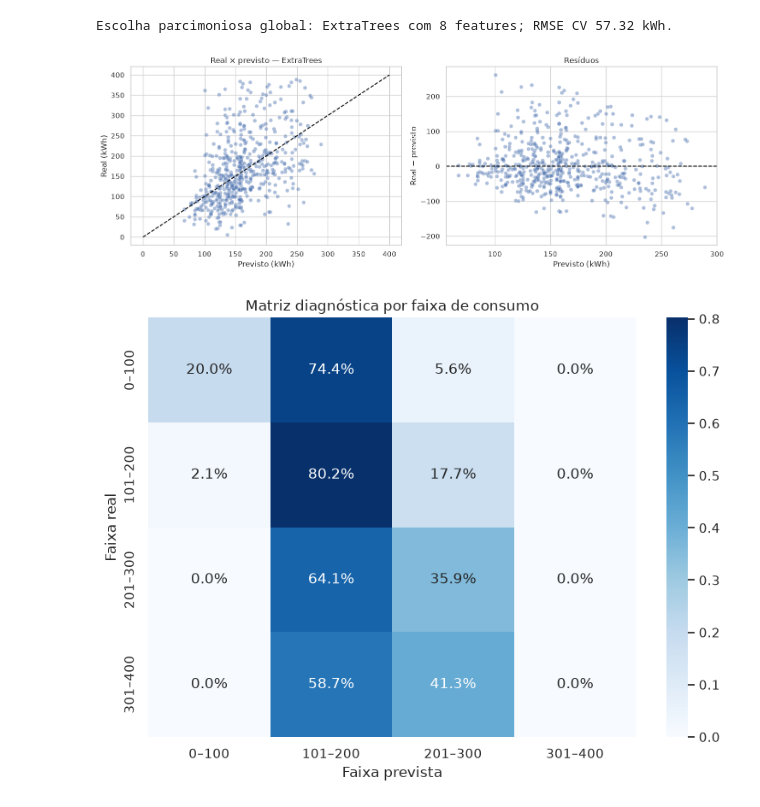
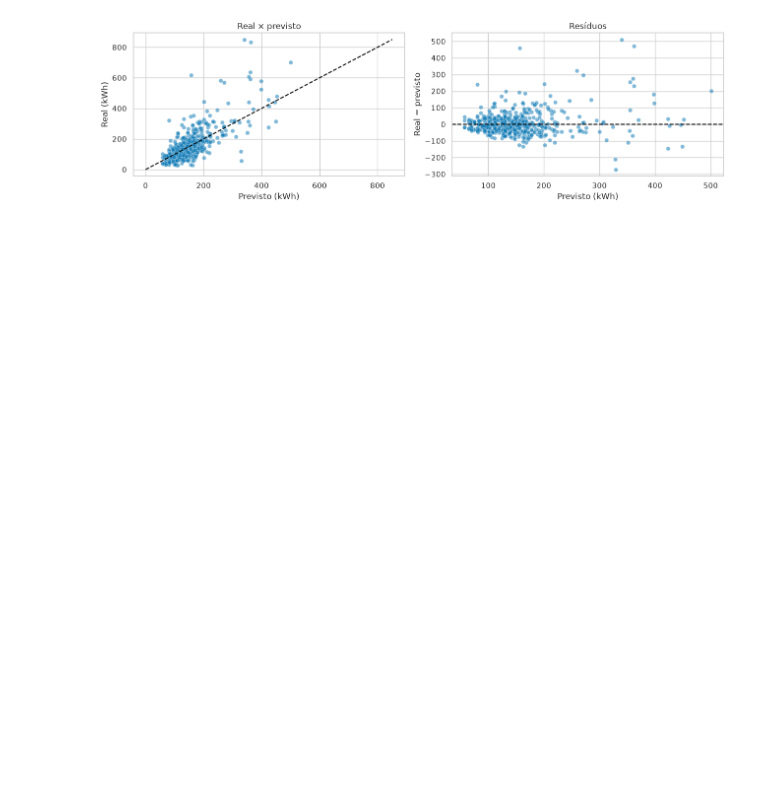
Before and after one commit to No-Country-simulation/G9-BR-TEAM-24-EnergiAI, a Jupyter notebook: equipe-dados/treinamento_exportacao_modelo_energia.ipynb, the cells around one changed output. Saved outputs shown, nothing was run; the diff lists cells and outputs as text; code cells hidden in the pictures; blank space fills up the shorter version.

```diff
--- a/equipe-dados/treinamento_exportacao_modelo_energia.ipynb
+++ b/equipe-dados/treinamento_exportacao_modelo_energia.ipynb
@@ -141,0 +338,5 @@ Features: ['numero_moradores', 'area_construida_m2', 'temperatura_media_2019_uf_
+# %%
+dados = pd.read_csv(PASTA_DADOS / "dados_pph2019_tratados_regressao.csv")
+mvp = criar_base_mvp(dados)
+display(mvp.head(3))
+print(f"Amostra: {len(mvp):,} residências | campos de entrada da API: {len(FEATURES_API)}")
@@ -141,0 +356,13 @@ Features: ['numero_moradores', 'area_construida_m2', 'temperatura_media_2019_uf_
+# %%
+modelo, metricas, features, nome_modelo, (idx_teste, y_teste) = selecionar_modelo_compacto(mvp)
+
+melhor_por_tamanho = (
+    metricas.query("modelo != 'Dummy'")
+    .sort_values("mae_cv")
+    .groupby("variaveis", as_index=False)
+    .first()
+)
+baseline = metricas.query("modelo == 'Dummy'").iloc[[0]]
+display(pd.concat([melhor_por_tamanho, baseline], ignore_index=True).round(3))
+print(f"Escolha final: {nome_modelo} com {len(features)} variáveis.")
+print("Entradas preditivas:", ", ".join(features))
@@ -272,31 +401,13 @@ Como o alvo é contínuo, uma matriz de confusão convencional seria inadequada.
 # %%
-limite_global = metricas["rmse_cv_kwh"].min() * 1.005
-candidatos_parcimoniosos = metricas.loc[metricas["rmse_cv_kwh"] <= limite_global]
-escolha_global = candidatos_parcimoniosos.sort_values(
-    ["features", "rmse_cv_kwh"], ascending=[True, True]
-).iloc[0]
-melhor_nome = escolha_global["modelo"]
-melhor = buscas[melhor_nome].best_estimator_
-print(
-    f"Escolha parcimoniosa global: {melhor_nome} com {int(escolha_global['features'])} features; "
-    f"RMSE CV {escolha_global['rmse_cv_kwh']:.2f} kWh."
-)
-pred = np.clip(melhor.predict(X_teste), 0, LIMITE_OPERACIONAL_KWH)
+X_teste = mvp.iloc[idx_teste][features]
+pred = np.maximum(0, modelo.predict(X_teste))
 residuos = y_teste.to_numpy() - pred
-fig, axes = plt.subplots(1, 2, figsize=(14, 5))
-sns.scatterplot(x=pred, y=y_teste, alpha=.45, ax=axes[0]); axes[0].plot([0,400],[0,400],"--",color="black")
-axes[0].set(title=f"Real × previsto — {melhor_nome}", xlabel="Previsto (kWh)", ylabel="Real (kWh)")
-sns.scatterplot(x=pred, y=residuos, alpha=.45, ax=axes[1]); axes[1].axhline(0,ls="--",color="black")
+fig, axes = plt.subplots(1, 2, figsize=(13, 4))
+sns.scatterplot(x=pred, y=y_teste, alpha=.5, ax=axes[0])
+lim=max(float(y_teste.max()),float(pred.max())); axes[0].plot([0,lim],[0,lim],"--",c="black")
+axes[0].set(title="Real × previsto", xlabel="Previsto (kWh)", ylabel="Real (kWh)")
+sns.scatterplot(x=pred, y=residuos, alpha=.5, ax=axes[1]); axes[1].axhline(0,ls="--",c="black")
 axes[1].set(title="Resíduos", xlabel="Previsto (kWh)", ylabel="Real − previsto")
-fig.tight_layout(); plt.show()
-
-faixas=[0,100,200,300,401]; rotulos=["0–100","101–200","201–300","301–400"]
-real_faixa=pd.cut(y_teste, bins=faixas, labels=rotulos, include_lowest=True)
-pred_faixa=pd.cut(pred, bins=faixas, labels=rotulos, include_lowest=True)
-matriz=confusion_matrix(real_faixa, pred_faixa, labels=rotulos, normalize="true")
-plt.figure(figsize=(8,6)); sns.heatmap(matriz, annot=True, fmt=".1%", cmap="Blues", xticklabels=rotulos, yticklabels=rotulos)
-plt.title("Matriz diagnóstica por faixa de consumo"); plt.xlabel("Faixa prevista"); plt.ylabel("Faixa real"); plt.tight_layout(); plt.show()
+plt.tight_layout(); plt.show()
 # %% [output]
-Escolha parcimoniosa global: ExtraTrees com 8 features; RMSE CV 57.32 kWh.
-[figure, old version]
+[figure, new version]
-[figure, removed]
```
Also changed, not shown: parts of 31 cells of this notebook, 14 other files.
